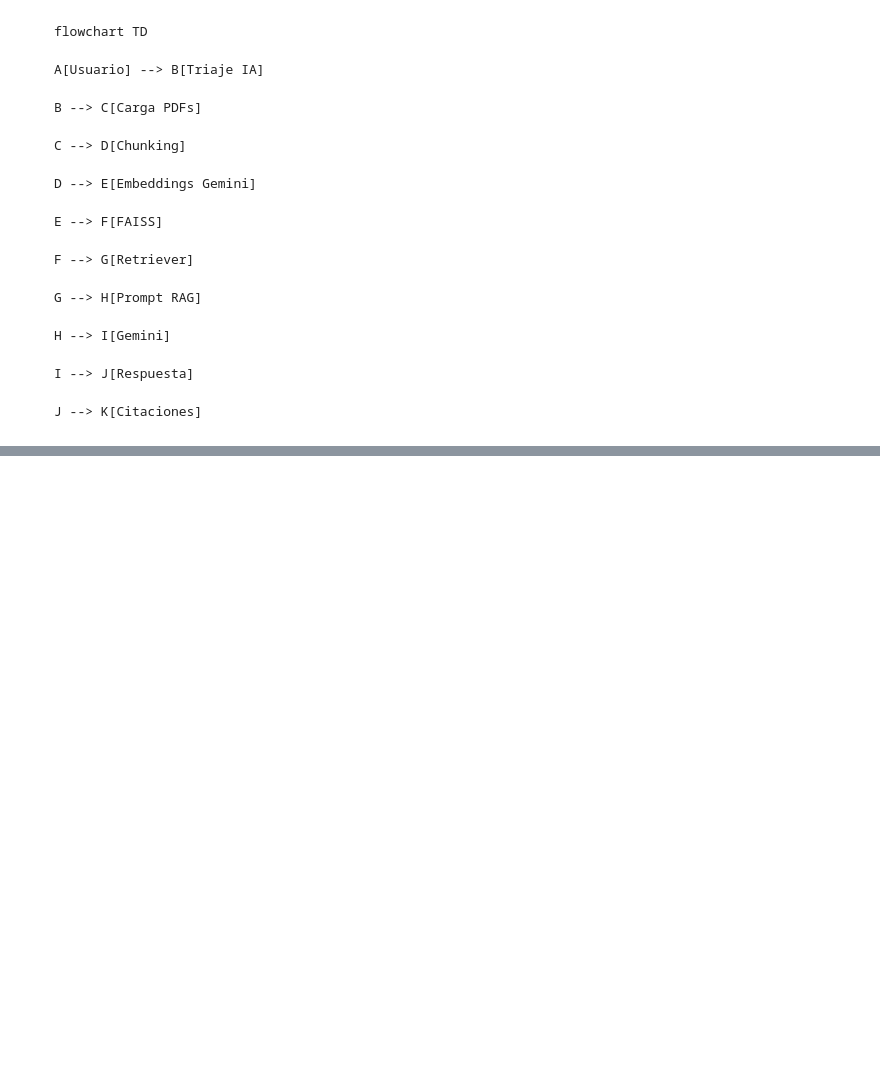
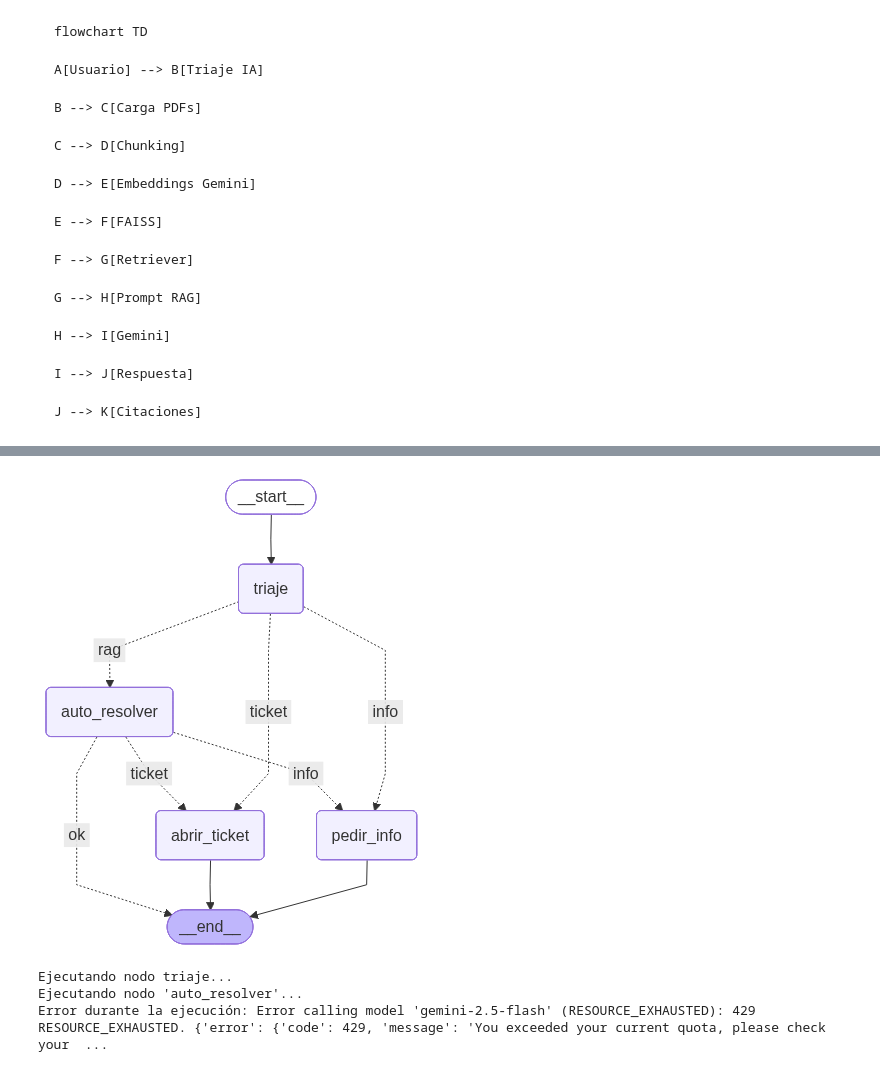
Before and after one commit to Orliluq/ONE-AI-FOR-TECH-RAG, a Jupyter notebook: Inteligencia_de_Datos_y_RAG_Avanzado_ONE_AI_FOR_TECH.ipynb, the cells around one changed output, grey strips where cells are left out. Saved outputs shown, nothing was run; the diff lists cells and outputs as text; code cells hidden in the pictures; blank space fills up the shorter version.

```diff
--- a/Inteligencia_de_Datos_y_RAG_Avanzado_ONE_AI_FOR_TECH.ipynb
+++ b/Inteligencia_de_Datos_y_RAG_Avanzado_ONE_AI_FOR_TECH.ipynb
@@ -23,0 +24,21 @@ llm = ChatGoogleGenerativeAI(
+# %%
+from transformers import AutoTokenizer, AutoModelForCausalLM, pipeline
+from langchain_huggingface import HuggingFacePipeline
+
+model_name = "TinyLlama/TinyLlama-1.1B-Chat-v1.0"
+tokenizer = AutoTokenizer.from_pretrained(model_name)
+model = AutoModelForCausalLM.from_pretrained(model_name, device_map="auto")
+
+pipe = pipeline(
+    "text-generation",
+    model=model,
+    tokenizer=tokenizer,
+    max_new_tokens=256,
+    temperature=0.1
+)
+
+hf_llm = HuggingFacePipeline(pipeline=pipe)
+
+# Switch global llm to use local model
+llm = hf_llm
+print("System switched to local LLM (TinyLlama) to bypass API quota limits.")
@@ -586,0 +633,10 @@ J --> K[Citaciones]
+# %%
+from typing import TypedDict, Optional
+class AgentState(TypedDict, total=False):
+      pregunta: str
+      triaje: dict
+      respuesta: Optional[str]
+      citaciones: Optional[list]
+      documentos_encontrados: Optional[bool]
+      rag_exito: bool
+      accion_final: str
@@ -586,0 +919,28 @@ J --> K[Citaciones]
+# %%
+from IPython.display import display, Image
+
+graph_bytes = grafo.get_graph().draw_mermaid_png()
+display(Image(graph_bytes))
+# %% [output]
+[figure, added]
+# %%
+PREGUNTA = "¿Puedo reembolsar mi internet?"
+
+try:
+    # Now using the local llm configured in the previous step
+    temp = grafo.invoke({"pregunta": PREGUNTA})
+
+    print(f"PREGUNTA: {PREGUNTA}")
+    triaje_data = temp.get('triaje', {})
+    decision = triaje_data.get('decision', 'N/A')
+    urgencia = triaje_data.get('urgencia', 'N/A')
+
+    print(f"DECISION: {decision} | URGENCIA: {urgencia}")
+    print(f"RESPUESTA: {temp.get('respuesta', 'Sin respuesta')}")
+
+except Exception as e:
+    print(f"Error durante la ejecución: {e}")
+# %% [output]
+Ejecutando nodo triaje...
+Ejecutando nodo 'auto_resolver'...
+Error durante la ejecución: Error calling model 'gemini-2.5-flash' (RESOURCE_EXHAUSTED): 429 RESOURCE_EXHAUSTED. {'error': {'code': 429, 'message': 'You exceeded your current quota, please check your  ...
```
Also changed, not shown: parts of 18 cells of this notebook.
